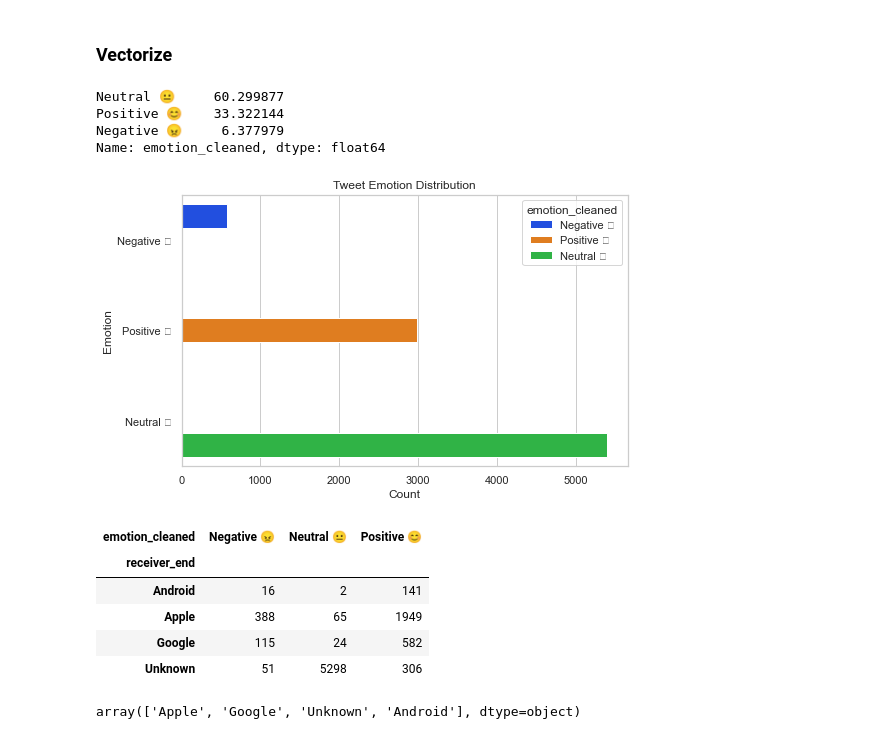
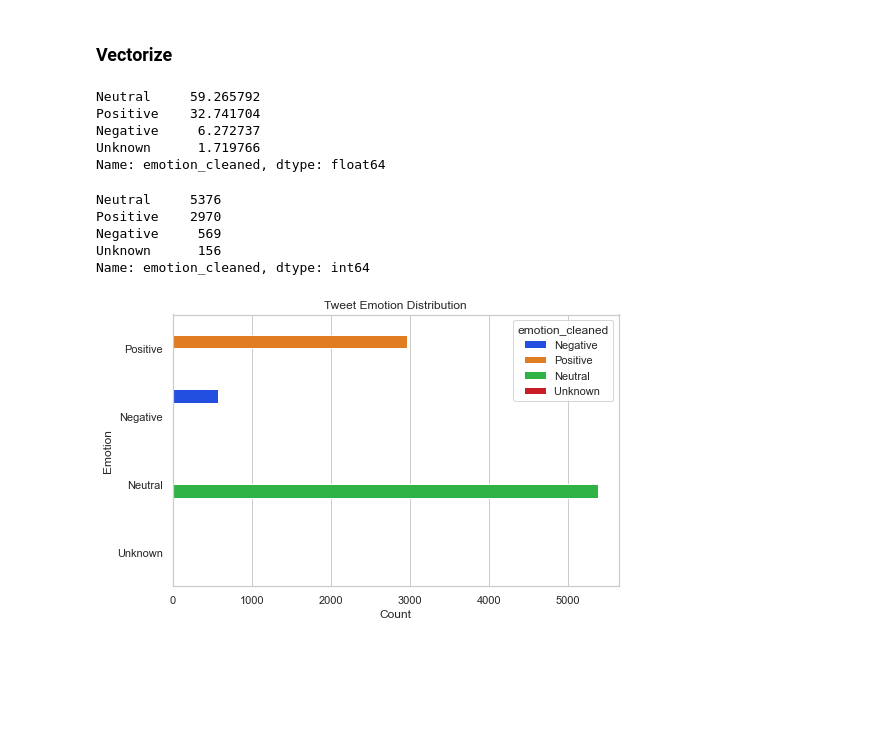
Before and after one commit to FrancisNdirangu/NLPGroupProject, a Jupyter notebook: notebook.ipynb, the cells around one changed output. Saved outputs shown, nothing was run; the diff lists cells and outputs as text; code cells hidden in the pictures; blank space fills up the shorter version.

```diff
--- a/notebook.ipynb
+++ b/notebook.ipynb
@@ -67,0 +82,5 @@ memory usage: 213.2+ KB
+# %%
+df = df.applymap(lambda x: str(x) if isinstance(x, list) else x)
+df.drop_duplicates(inplace=True)
+
+print("Duplicates dropped. New shape:", df.shape)
@@ -88,11 +109,25 @@ Name: receiver_end, dtype: int64
 # Strips excess whitespace
 # Filters out common stopwords
 # Outputs cleaned tweet string
+# Regex pattern to match emojis
 
 
 def clean_tweet(text):
+    emoji_pattern = re.compile(
+        "["
+        "\U0001F600-\U0001F64F"  # Emoticons
+        "\U0001F300-\U0001F5FF"  # Symbols & pictographs
+        "\U0001F680-\U0001F6FF"  # Transport & map symbols
+        "\U0001F1E0-\U0001F1FF"  # Flags
+        "\U00002702-\U000027B0"  # Dingbats
+        "\U000024C2-\U0001F251"  # Enclosed characters
+        "]+",
+        flags=re.UNICODE
+    )
+
     text = str(text).lower()
-    text = re.sub(r"http\S+|@\S+|#\S+|[^a-zA-Z\s]", "", text)
+    text = emoji_pattern.sub('', text)  # Remove emojis
+    text = re.sub(r"http\S+|@\S+|#\S+|[^a-zA-Z\s]", "", text)  # Remove URLs, mentions, hashtags, non-alpha
     text = re.sub(r"\s+", " ", text).strip()
     stop_words = set(stopwords.words('english'))
     return " ".join([word for word in text.split() if word not in stop_words])
@@ -118,18 +158,15 @@ print(top_words)
 # %%
-# Define a mapping dictionary to rename emotion labels with simpler names and emojis
-
+# Define a mapping dictionary with simpler emotion labels and emojis
 emotion_map = {
-    'Positive emotion': 'Positive 😊',
-    'Negative emotion': 'Negative 😠',
-    'No emotion toward brand or product': 'Neutral 😐'
+    'Positive emotion': 'Positive',
+    'Negative emotion': 'Negative',
+    'No emotion toward brand or product': 'Neutral',
+    "I can't tell": 'Unknown '
 }
 
-# Apply the emotion label mapping to create a new column with cleaned and user-friendly names
-
+# Apply the mapping to create a cleaned emotion column
 df['emotion_cleaned'] = df['is_there_an_emotion_directed_at_a_brand_or_product'].map(emotion_map)
 
-
-# Display the newly created column
-
-df["emotion_cleaned"]
+# Display the cleaned emotion column
+df['emotion_cleaned'].head()
 # %% [output]
@@ -227,40 +258,37 @@ X = vectorizer.fit_transform(df['lemmatized_tweet'])
 percentage = df['emotion_cleaned'].value_counts(normalize=True)
 print(percentage * 100)
 # %% [output]
-Neutral 😐     60.299877
-Positive 😊    33.322144
-Negative 😠     6.377979
+Neutral     59.265792
+Positive    32.741704
+Negative     6.272737
+Unknown      1.719766
 Name: emotion_cleaned, dtype: float64
+# %%
+df['emotion_cleaned'].value_counts()
+# %% [output]
+Neutral     5376
+Positive    2970
+Negative     569
+Unknown      156
+Name: emotion_cleaned, dtype: int64
 # %%
 sns.set_theme(style="whitegrid")
 
 # Initialize the plot canvas
 plt.figure(figsize=(8,5))
 
 # Create the bar plot (without the invalid legend argument)
-sns.countplot(data=df_features, y='emotion_cleaned', hue='emotion_cleaned', palette='bright')
+order = ['Positive', 'Negative', 'Neutral', 'Unknown']
+sns.countplot(data=df_features, y='emotion_cleaned', hue='emotion_cleaned', palette='bright', order=order)
+
 
 # Set the title and axis labels
 plt.title("Tweet Emotion Distribution")
 plt.xlabel("Count")
 plt.ylabel("Emotion")
 
 # Show the plot
 plt.show()
 # %% [output]
-[figure, old version]
+[figure, new version]
-# %%
-# Count combinations of recipient and emotion
-df.groupby('receiver_end')['emotion_cleaned'].value_counts().unstack().fillna(0)
-# %% [output]
-| emotion_cleaned | Negative 😠 | Neutral 😐 | Positive 😊 |
-| receiver_end |  |  |  |
-| Android | 16 | 2 | 141 |
-| Apple | 388 | 65 | 1949 |
-| Google | 115 | 24 | 582 |
-| Unknown | 51 | 5298 | 306 |
-# %%
-df['receiver_end'].unique()
-# %% [output]
-array(['Apple', 'Google', 'Unknown', 'Android'], dtype=object)
 # %%
```
Also changed, not shown: parts of 36 cells of this notebook.
